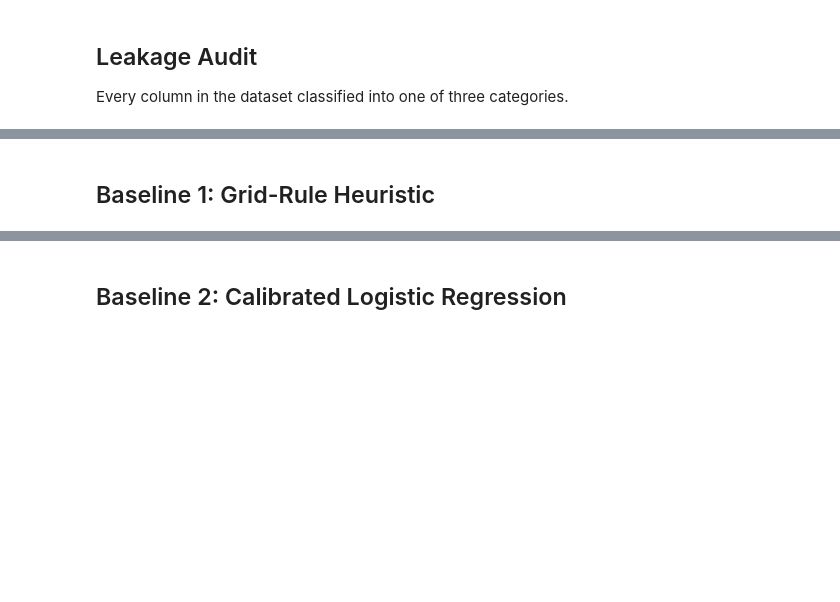
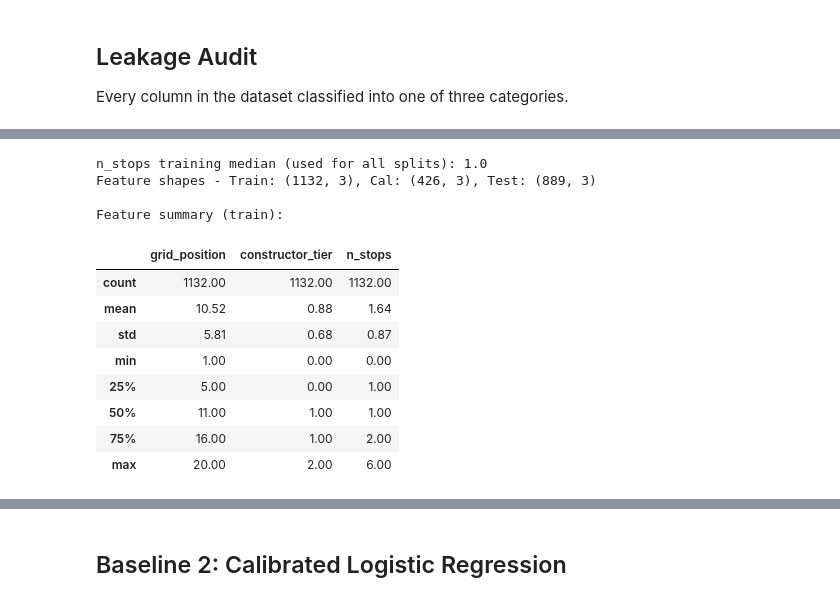
Before and after one commit to Benjasncz2/iit414w-lab01-group18, a Jupyter notebook: hito 1/hito1_baseline.ipynb, the cells around one changed output, grey strips where cells are left out. Saved outputs shown, nothing was run; the diff lists cells and outputs as text; code cells hidden in the pictures; blank space fills up the shorter version.

```diff
--- a/hito 1/hito1_baseline.ipynb
+++ b/hito 1/hito1_baseline.ipynb
@@ -91,30 +133,48 @@ print('as predictors - only for post-hoc error analysis or scenario stress tests
 # %%
 # Cell 5 - Feature engineering
 FEATURES = ['grid_position', 'constructor_tier', 'n_stops']
 TARGET = 'is_top10'
 
-def prepare_features(data):
+def prepare_features(data, n_stops_fill=None):
     """Prepare features for modeling."""
     out = data.copy()
     # Clip grid_position: pit-lane starts (0) mapped to 20
     out['grid_position'] = out['grid_position'].clip(lower=1, upper=20).fillna(20)
     # Encode constructor_tier as ordinal (front > midfield > backmarker)
     tier_map = {'front': 2, 'midfield': 1, 'backmarker': 0}
     out['constructor_tier'] = out['constructor_tier'].map(tier_map).fillna(1)
-    # n_stops: fill missing with median
-    out['n_stops'] = out['n_stops'].fillna(out['n_stops'].median())
+    # n_stops: fill missing with median or provided median
+    fill_val = n_stops_fill if n_stops_fill is not None else out['n_stops'].median()
+    out['n_stops'] = out['n_stops'].fillna(fill_val)
     return out
 
 train_p = prepare_features(train)
-cal_p   = prepare_features(cal)
-test_p  = prepare_features(test)
+
+# Use train median to avoid test-set leakage in imputation
+N_STOPS_MEDIAN = train_p['n_stops'].median()
+print(f'n_stops training median (used for all splits): {N_STOPS_MEDIAN}')
+
+cal_p   = prepare_features(cal, n_stops_fill=N_STOPS_MEDIAN)
+test_p  = prepare_features(test, n_stops_fill=N_STOPS_MEDIAN)
 
 X_train, y_train = train_p[FEATURES], train_p[TARGET]
 X_cal,   y_cal   = cal_p[FEATURES],   cal_p[TARGET]
 X_test,  y_test  = test_p[FEATURES],  test_p[TARGET]
 
 print(f'Feature shapes - Train: {X_train.shape}, Cal: {X_cal.shape}, Test: {X_test.shape}')
 print(f'\nFeature summary (train):')
 X_train.describe().round(2)
+# %% [output]
+n_stops training median (used for all splits): 1.0
+Feature shapes - Train: (1132, 3), Cal: (426, 3), Test: (889, 3)
+
+Feature summary (train):
+|  | grid_position | constructor_tier | n_stops |
+| count | 1132.00 | 1132.00 | 1132.00 |
+| mean | 10.52 | 0.88 | 1.64 |
+| std | 5.81 | 0.68 | 0.87 |
+| min | 1.00 | 0.00 | 0.00 |
+| 25% | 5.00 | 0.00 | 1.00 |
+| 50% | 11.00 | 1.00 | 1.00 |
+| 75% | 16.00 | 1.00 | 2.00 |
+| max | 20.00 | 2.00 | 6.00 |
-# %% [markdown]
-## Baseline 1: Grid-Rule Heuristic
```
Also changed, not shown: parts of 12 cells of this notebook, 2 other files.
